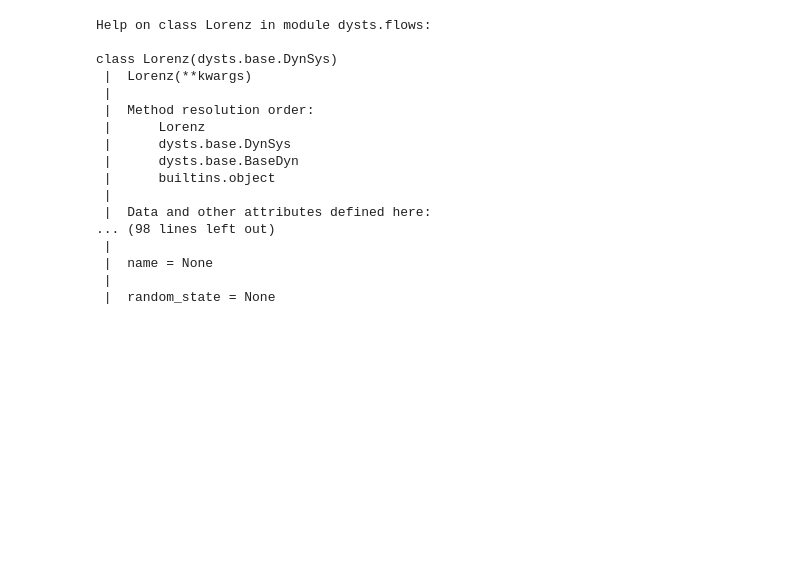
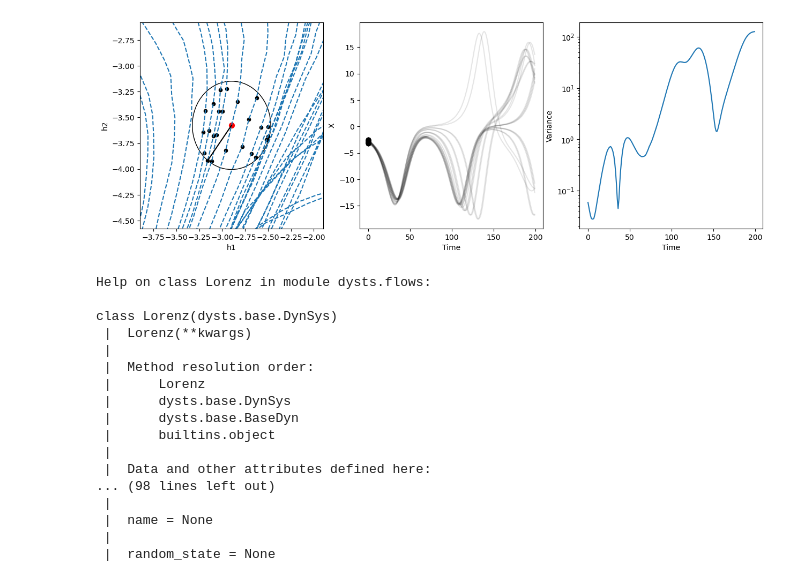
Before and after one commit to mitchellostrow/nn_delay_embeddings, a Jupyter notebook: notebooks/4-9-24 dysts_test.ipynb, the cells around one changed output. Saved outputs shown, nothing was run; the diff lists cells and outputs as text; code cells hidden in the pictures; blank space fills up the shorter version.

```diff
--- a/notebooks/4-9-24 dysts_test.ipynb
+++ b/notebooks/4-9-24 dysts_test.ipynb
@@ -18,3 +20,55 @@ plt.plot(sol[:, 0], sol[:, 1])
+# %%
+fig, ax = plt.subplots(1,3,figsize=(15,5))
+subset = ss[0:5000,0:2]
+centr = 350
+ax[0].plot(subset[:, 0], subset[:, 1],linestyle='--')
+# ax[1].plot(subset[:,0],linestyle='--')
+ax[0].scatter(subset[centr,0],subset[centr,1],c='red',s=50)
+ax[0].scatter(0,subset[centr,0],c='red',s=30)
+# ax[1].scatter(centr,subset[centr,0],c='red',s=50)
+ax[0].set_xlim(subset[centr,0]-1,subset[centr,0]+1)
+ax[0].set_ylim(subset[centr,1]-1,subset[centr,1]+1)
+
+
+from sklearn.neighbors import NearestNeighbors
+
+knn = NearestNeighbors(n_neighbors=25)
+
+dists,inds = knn.fit(subset).kneighbors(subset[centr:centr+1])
+#
+circle1 = plt.Circle((subset[centr,0], subset[centr,1]), dists[0][-1], color='k',fill=False)
+ax[0].add_patch(circle1)
+
+T = 200
+inds = inds[0][1:]
+#add line from center to farthest
+farthest = subset[inds[-1]]
+centr = subset[centr]
+ax[0].plot([centr[0],farthest[0]],[centr[1],farthest[1]],c='k')
+for ind in inds:
+    ax[0].scatter(subset[ind,0],subset[ind,1],c='k',s=20)
+    ax[1].plot(subset[ind:ind+T,0],c='k',alpha=0.1)#,linestyle='.-')
+    ax[1].scatter(0,subset[ind,0],c='k')
+    # ax[1].scatter(ind,subset[ind,0],c='k',s=10)
+# dists,inds
+#draw a circle around the max dist
+
+
+vars = np.zeros(T)
+for t in range(T):
+    ii = (inds+t)[inds+t < subset.shape[0]]
+    vars[t] = np.var(subset[ii,0])
+
+ax[2].plot(vars)
+ax[2].set_ylabel("Variance")
+ax[1].set_xlabel("Time")
+ax[2].set_xlabel("Time")
+ax[1].set_ylabel("X")
+ax[0].set_xlabel("h1")
+ax[0].set_ylabel("h2")
+ax[2].set_yscale('log')
+# %% [output]
+[figure, added]
 # %%
 help(Lorenz)
 # %% [output]
```
Also changed, not shown: parts of 2 cells of this notebook, 5 other files.
